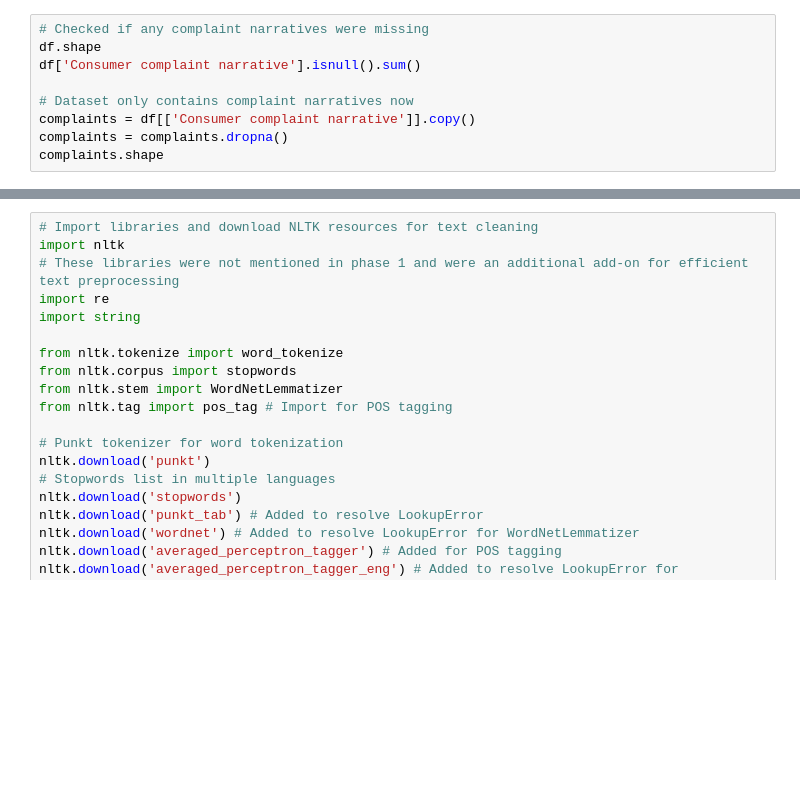
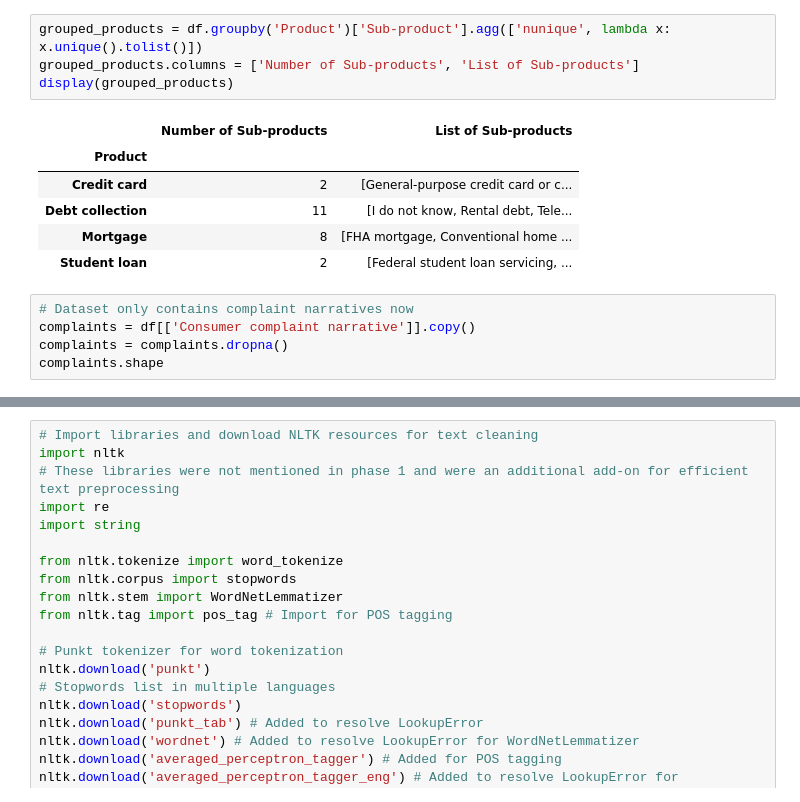
Before and after one commit to melaniedaniel7/CFPB-Text-Analysis-Using-NLP-Techniques, a Jupyter notebook: Text_Cleaning.ipynb, the cells around one changed output, grey strips where cells are left out. Saved outputs shown, nothing was run; the diff lists cells and outputs as text; blank space fills up the shorter version.

```diff
--- a/Text_Cleaning.ipynb
+++ b/Text_Cleaning.ipynb
@@ -44,8 +134,15 @@ df.columns
+# %%
+grouped_products = df.groupby('Product')['Sub-product'].agg(['nunique', lambda x: x.unique().tolist()])
+grouped_products.columns = ['Number of Sub-products', 'List of Sub-products']
+display(grouped_products)
+# %% [output]
+|  | Number of Sub-products | List of Sub-products |
+| Product |  |  |
+| Credit card | 2 | [General-purpose credit card or c... |
+| Debt collection | 11 | [I do not know, Rental debt, Tele... |
+| Mortgage | 8 | [FHA mortgage, Conventional home ... |
+| Student loan | 2 | [Federal student loan servicing, ... |
 # %%
-# Checked if any complaint narratives were missing
-df.shape
-df['Consumer complaint narrative'].isnull().sum()
-
 # Dataset only contains complaint narratives now
 complaints = df[['Consumer complaint narrative']].copy()
 complaints = complaints.dropna()
```
Also changed, not shown: parts of 17 cells of this notebook.
